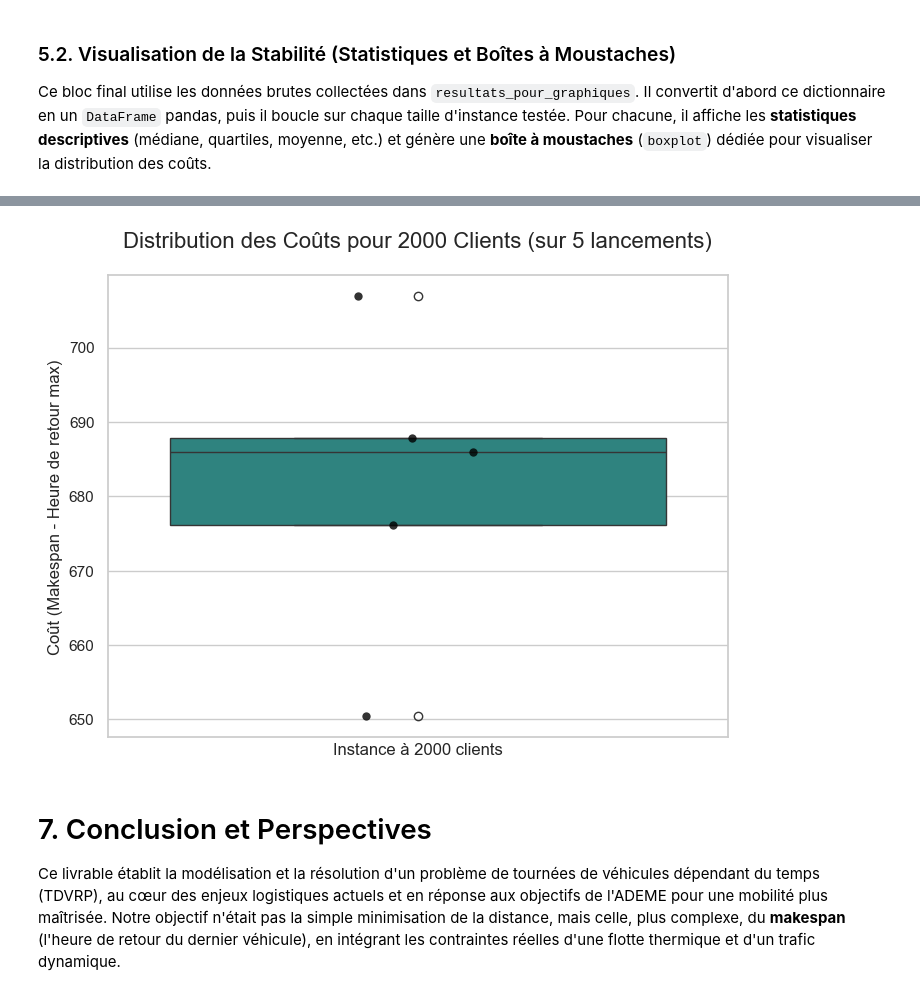
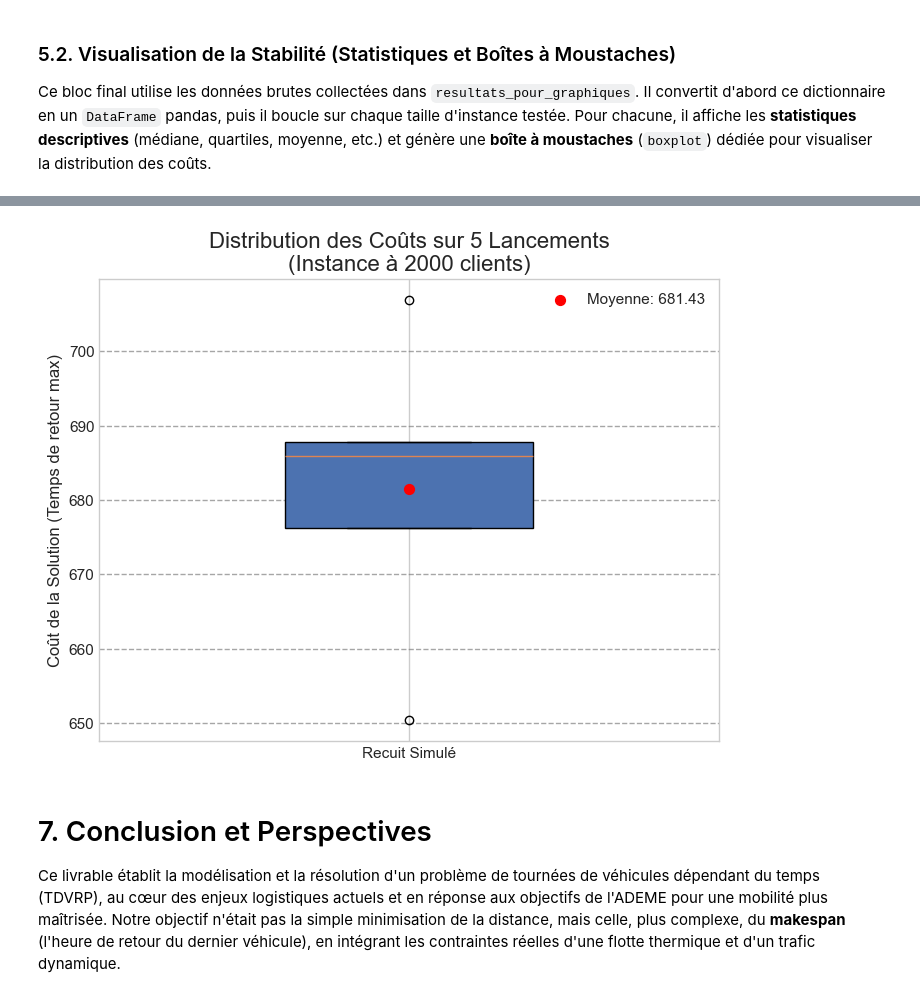
Before and after one commit to Fire-90/CESI_Algo_-_Opti, a Jupyter notebook: Livrable2_TDVRP_Modélisation_v2.ipynb, the cells around one changed output, grey strips where cells are left out. Cells and saved outputs as stored; diff of their text form; code cells hidden in the pictures.

```diff
--- a/Livrable2_TDVRP_Modélisation_v2.ipynb
+++ b/Livrable2_TDVRP_Modélisation_v2.ipynb
@@ -392,69 +392,43 @@ Multiplicateurs de trafic: [1.0, 1.8, 1.2, 2.0, 1.0]
 
 Ce bloc final utilise les données brutes collectées dans `resultats_pour_graphiques`. Il convertit d'abord ce dictionnaire en un `DataFrame` pandas, puis il boucle sur chaque taille d'instance testée. Pour chacune, il affiche les **statistiques descriptives** (médiane, quartiles, moyenne, etc.) et génère une **boîte à moustaches** (`boxplot`) dédiée pour visualiser la distribution des coûts.
 # %%
-print(f"\n\n{'='*25} ANALYSE STATISTIQUE ET VISUELLE {'='*25}")
+# --- CELLULE 2 : GRAPHIQUES POUR CHAQUE INSTANCE ---
 
-# 1. Convertir le dictionnaire de résultats en DataFrame pandas pour seaborn
-data_for_df = []
-for nb_clients, results in resultats_pour_graphiques.items():
-    num_runs = results['num_runs']
-    for cost in results['costs']:
-        if cost != float('inf'):
-            data_for_df.append({
-                "Nb Clients": nb_clients,
-                "Coût (Makespan)": cost,
-                "Num Runs": num_runs
-            })
+import matplotlib.pyplot as plt
+import numpy as np
 
-if not data_for_df:
-    print("Aucune donnée valide à visualiser. L'étude n'a peut-être pas trouvé de solution.")
-else:
-    df_boxplot_new = pd.DataFrame(data_for_df)
-    sns.set_theme(style="whitegrid")
+print(f"\n\n{'='*25} GRAPHIQUES DES RÉSULTATS {'='*25}")
 
-    # 2. Obtenir la liste unique des tailles d'instances
-    tailles_clients = sorted(df_boxplot_new['Nb Clients'].unique())
+# On boucle sur chaque résultat qui a été sauvegardé dans le dictionnaire
+for nb_clients, data in resultats_pour_graphiques.items():
 
-    # 3. Boucler sur chaque taille d'instance pour l'analyse
-    for nb_clients in tailles_clients:
+    all_costs = data['costs']
+    NB_LANCES = data['num_runs']
 
-        # --- 4. Statistiques ---
-        print("=========================================================")
-        print(f" STATISTIQUES DESCRIPTIVES POUR {nb_clients} CLIENTS")
-        print("=========================================================")
+    # 1. Préparer les données en filtrant les solutions invalides
+    couts_valides = [c for c in all_costs if c != float('inf')]
 
-        df_group = df_boxplot_new[df_boxplot_new['Nb Clients'] == nb_clients]
-        costs_data = df_group['Coût (Makespan)']
-        nb_runs_instance = df_group['Num Runs'].iloc[0] # Récupère le nb de lancements pour cette instance
+    # 2. Vérifier s'il y a des données à afficher
+    if not couts_valides:
+        print(f"\nInstance {nb_clients} clients: Aucune solution valide, impossible de générer le graphique.")
+        continue # Passe à l'instance suivante
 
-        # Afficher les statistiques (quartiles, median, etc.)
-        print(costs_data.describe().to_string())
-        print("\n")
+    # 3. Créer la figure et le graphique
+    plt.style.use('seaborn-v0_8-whitegrid')
+    fig, ax = plt.subplots(figsize=(8, 6))
 
-        # --- 5. Graphique (Boîte à Moustaches) ---
-        plt.figure(figsize=(8, 6))
+    ax.boxplot(couts_valides, vert=True, patch_artist=True, widths=0.4)
 
-        current_palette = sns.color_palette("viridis", n_colors=len(tailles_clients))
-        client_color = current_palette[tailles_clients.index(nb_clients)]
+    # 4. Améliorer l'affichage avec le bon nombre de clients dans le titre
+    ax.set_title(f'Distribution des Coûts sur {NB_LANCES} Lancements\n(Instance à {nb_clients} clients)', fontsize=16)
+    ax.set_ylabel('Coût de la Solution (Temps de retour max)', fontsize=12)
+    ax.set_xticklabels(['Recuit Simulé'])
+    ax.yaxis.grid(True, linestyle='--', which='major', color='grey', alpha=0.7)
 
-        ax = sns.boxplot(
-            y=costs_data,  # Passer la Série de données à 'y'
-            color=client_color
-        )
+    moyenne = np.mean(couts_valides)
+    ax.scatter(1, moyenne, marker='o', color='red', s=50, zorder=3, label=f'Moyenne: {moyenne:.2f}')
+    ax.legend()
 
-        sns.stripplot(
-            y=costs_data, # Passer la Série de données à 'y'
-            color='black',
-            jitter=0.1,
-            alpha=0.8,
-            size=6
-        )
-
-        # Ajouter des titres et des labels
-        ax.set_title(f"Distribution des Coûts pour {nb_clients} Clients (sur {nb_runs_instance} lancements)", fontsize=16, pad=20)
-        ax.set_ylabel("Coût (Makespan - Heure de retour max)", fontsize=12)
-        ax.set_xlabel(f"Instance à {nb_clients} clients", fontsize=12)
-        ax.set_xticks([]) # On enlève les "ticks" de l'axe X
-
-        plt.show()
+    # 5. Afficher le graphique final pour cette instance
+    plt.show()
 # %% [output]
@@ -473,4 +436,4 @@ max      706.871881
-[figure, old version]
+[figure, new version]
 # %% [markdown]
 # 7. Conclusion et Perspectives
 
```
Also changed, not shown: parts of 1 cell of this notebook.
